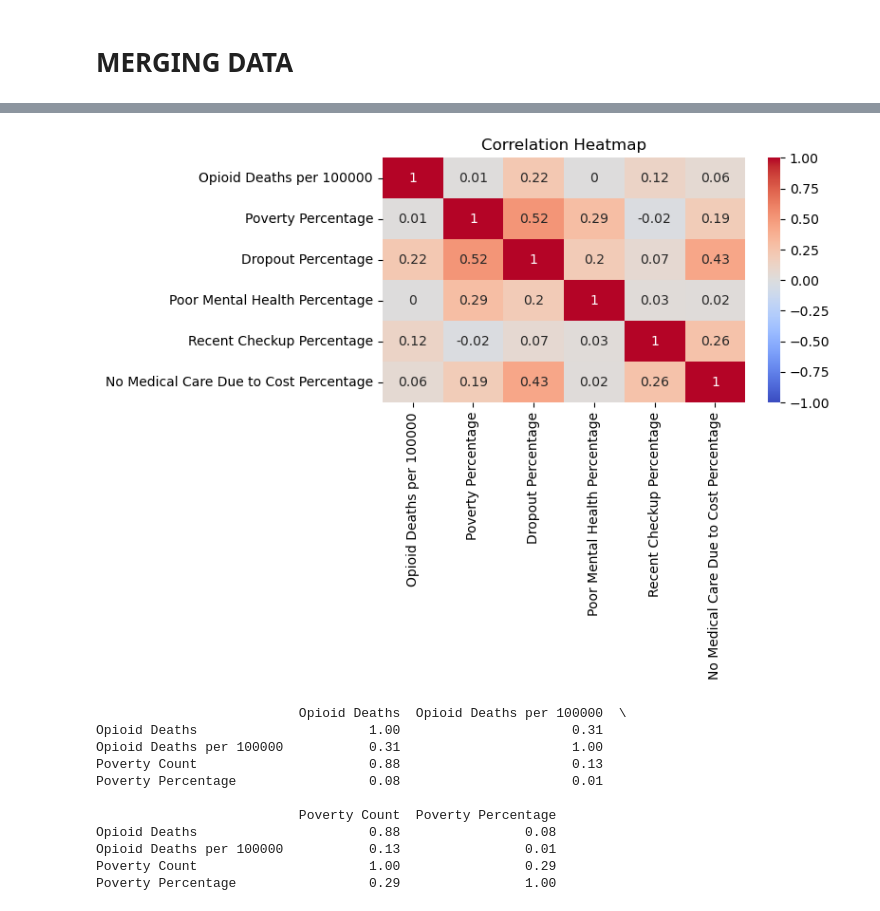
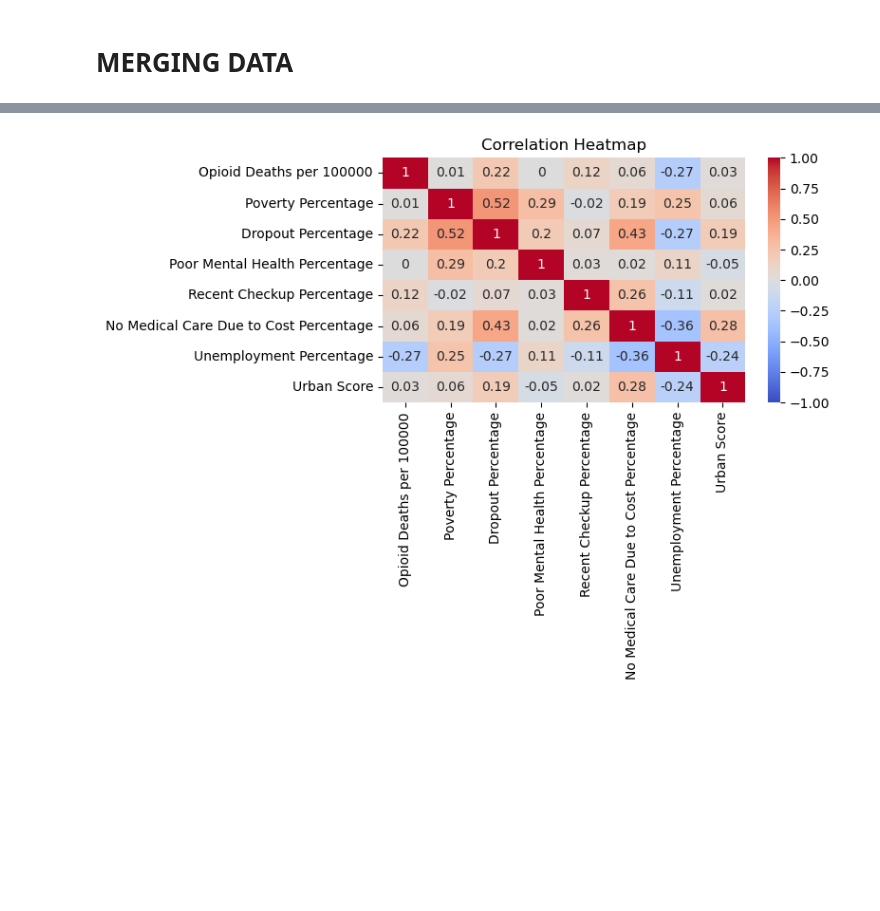
Before and after one commit to evanstanderwick/nys-opioid-deaths, a Jupyter notebook: NYS-opioid-deaths.ipynb, the cells around one changed output, grey strips where cells are left out. Drawn from its saved outputs; the diff is of its cells as text; code cells hidden in the pictures; blank space fills up the shorter version.

Commit message:
Add new predictors, split urban-rural analysis, and new discussion

```diff
--- a/NYS-opioid-deaths.ipynb
+++ b/NYS-opioid-deaths.ipynb
@@ -27,3 +24,5 @@ opioids = pd.read_csv(path + 'OP-CountyData.xlsx - Opioid dashboard - Mortality.
 dropouts = pd.read_csv(path + 'Community_Health__Percentage_of_High_School_Drop_Outs_by_County_Map__Latest_Data.csv') # from https://www.data.ny.gov/ru/browse?q=dropout&sortBy=relevance
 poverty = pd.read_csv(path + '2019_nys_poverty_rates.csv') # from https://www.census.gov/data/datasets/2019/demo/saipe/2019-state-and-county.html
 mental_health_healthcare = pd.read_csv(path + 'Behavioral_Risk_Factor_Surveillance_System__BRFSS__Health_Indicators_by_County_and_Region_20240806.csv') # from https://www.health.ny.gov/statistics/brfss/ Data available from 2018, 2021. Using 2018 since 2021 may be swayed by covid
+unemployment = pd.read_csv(path + 'nys-dol-2019-unemployment.csv')
+urban_rural = pd.read_csv(path + '2020_UA_COUNTY-Table 1.csv')
@@ -123,3 +131,18 @@ healthcare = healthcare.rename(columns={'Region/County':'County Name'})
+# %%
+urban_rural = urban_rural.loc[urban_rural['STATE_NAME'] == 'New York']
+urban_rural = urban_rural.loc[:,['COUNTY_NAME','URBANBLOCKS','RURALBLOCKS']]
+urban_rural['COUNTY_NAME'] = urban_rural['COUNTY_NAME'].str.replace(' *','')
+urban_rural['URBANBLOCKS'] = urban_rural['URBANBLOCKS'].str.replace(',','').astype(float)
+urban_rural['RURALBLOCKS'] = urban_rural['RURALBLOCKS'].str.replace(',','').astype(float)
+urban_rural.loc[urban_rural['COUNTY_NAME'] == 'New York','RURALBLOCKS'] = 1 # to avoid dividing by 0
+urban_rural.loc[:,'Urban Score'] = urban_rural['URBANBLOCKS'] / urban_rural['RURALBLOCKS']
+# urban score = number of urban blocks / number of rural blocks
+# urban score less than 1 indicates a more rural area, greater than 1 indicates a more urban area
+# higher urban score = more urban, lower indicates more rural
+urban_rural.loc[:,'IsUrban'] = np.where(urban_rural['Urban Score'] < 1, 0, 1)
+
+urban_rural = urban_rural.loc[:,['COUNTY_NAME','Urban Score','IsUrban']]
+urban_rural = urban_rural.rename(columns={'COUNTY_NAME':'County Name'})
 # %% [markdown]
 # MERGING DATA
 # %%
@@ -127,3 +150,5 @@ opioids_factors = opioids.merge(dropouts, on='County Name')
 opioids_factors = opioids_factors.merge(poverty, on='County Name')
 opioids_factors = opioids_factors.merge(poor_mental_health, on='County Name')
 opioids_factors = opioids_factors.merge(healthcare, on='County Name')
+opioids_factors = opioids_factors.merge(unemployment, on='County Name')
+opioids_factors = opioids_factors.merge(urban_rural, on='County Name')
@@ -261,70 +266,51 @@ def analysis_scatterplot(df, xcol:str, ycol:str, strat):
   return (ggplot(df, aes(x=xcol, y=ycol, color=strat)) +
         geom_point() +
         geom_smooth(aes(group=strat), method='lm', se=False) +
         theme_minimal() +
         ggtitle(xcol + ' by ' + ycol) +
         xlab(xcol) +
         ylab(ycol))
 
-# TODO: REFACTOR DISPLAYS INTO A FUNCTION
+def show_correlation_heatmap(corr):
+  plt.figure(figsize=(8, 6))
+  sns.heatmap(corr, annot=True, cmap='coolwarm', vmin=-1, vmax=1)
+  plt.title('Correlation Heatmap')
+  plt.tight_layout()
+  plt.show()
 
+strat = 'IsUrban'
+response = 'Opioid Deaths per 100000'
 
 # RATES CORRELATIONS
 corr = opioids_factors[[
     'Opioid Deaths per 100000',
     'Poverty Percentage',
     'Dropout Percentage',
     'Poor Mental Health Percentage',
     'Recent Checkup Percentage',
-    'No Medical Care Due to Cost Percentage'
+    'No Medical Care Due to Cost Percentage',
+    'Unemployment Percentage',
+    'Urban Score'
     ]].corr().round(2)
 
-plt.figure(figsize=(8, 6))
-sns.heatmap(corr, annot=True, cmap='coolwarm', vmin=-1, vmax=1)
-plt.title('Correlation Heatmap')
-plt.tight_layout()
-plt.show()
-
+show_correlation_heatmap(corr)
 
 # OPIOIDS AND POVERTY
-corr = opioids_factors[['Opioid Deaths','Opioid Deaths per 100000','Poverty Count','Poverty Percentage']].corr().round(2)
-print(corr)
-
-plot = analysis_scatterplot(opioids_factors, 'Poverty Percentage', 'Opioid Deaths per 100000', 'Region')
-plot.show()
-
+print(analysis_scatterplot(opioids_factors, 'Poverty Percentage', response, strat))
 
 # OPIOIDS AND DROPOUTS
-corr = opioids_factors[['Opioid Deaths','Opioid Deaths per 100000','Dropouts','Dropout Percentage']].corr().round(2)
-print(corr)
-
-plot = analysis_scatterplot(opioids_factors, 'Dropout Percentage', 'Opioid Deaths per 100000', 'Region')
-plot.show()
-
+print(analysis_scatterplot(opioids_factors, 'Dropout Percentage', response, strat))
 
 # OPIOIDS AND MENTAL HEALTH
-plot = analysis_scatterplot(opioids_factors, 'Poor Mental Health Percentage', 'Opioid Deaths per 100000', 'Region')
-plot.show()
-
+print(analysis_scatterplot(opioids_factors, 'Poor Mental Health Percentage', response, strat))
 
 # OPIOIDS AND RECENT CHECKUP
-plot = analysis_scatterplot(opioids_factors, 'Recent Checkup Percentage', 'Opioid Deaths per 100000', 'Region')
-plot.show()
-
+print(analysis_scatterplot(opioids_factors, 'Recent Checkup Percentage', response, strat))
 
 # OPIOIDS AND NO MEDICAL CARE
-plot = analysis_scatterplot(opioids_factors, 'No Medical Care Due to Cost Percentage', 'Opioid Deaths per 100000', 'Region')
-plot.show()
+print(analysis_scatterplot(opioids_factors, 'No Medical Care Due to Cost Percentage', response, strat))
+
+# OPIOIDS AND UNEMPLOYMENT
+print(analysis_scatterplot(opioids_factors, 'Unemployment Percentage', response, strat))
 # %% [output]
-[figure, old version]
+[figure, new version]
-                          Opioid Deaths  Opioid Deaths per 100000  \
-Opioid Deaths                      1.00                      0.31
-Opioid Deaths per 100000           0.31                      1.00
-Poverty Count                      0.88                      0.13
-Poverty Percentage                 0.08                      0.01
-
-                          Poverty Count  Poverty Percentage
-Opioid Deaths                      0.88                0.08
-Opioid Deaths per 100000           0.13                0.01
-Poverty Count                      1.00                0.29
-Poverty Percentage                 0.29                1.00
```
Also changed, not shown: parts of 28 cells of this notebook, 2 other files.
